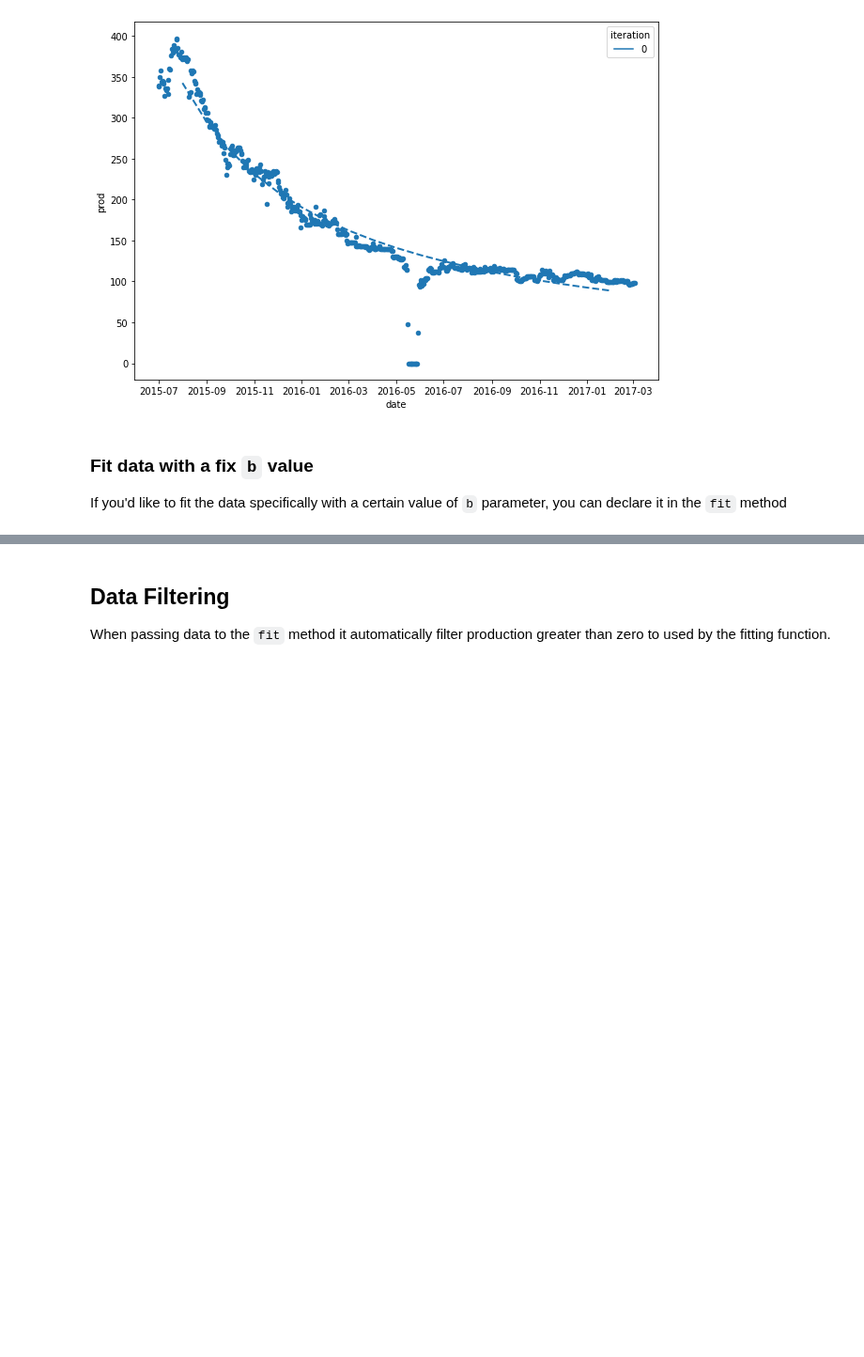
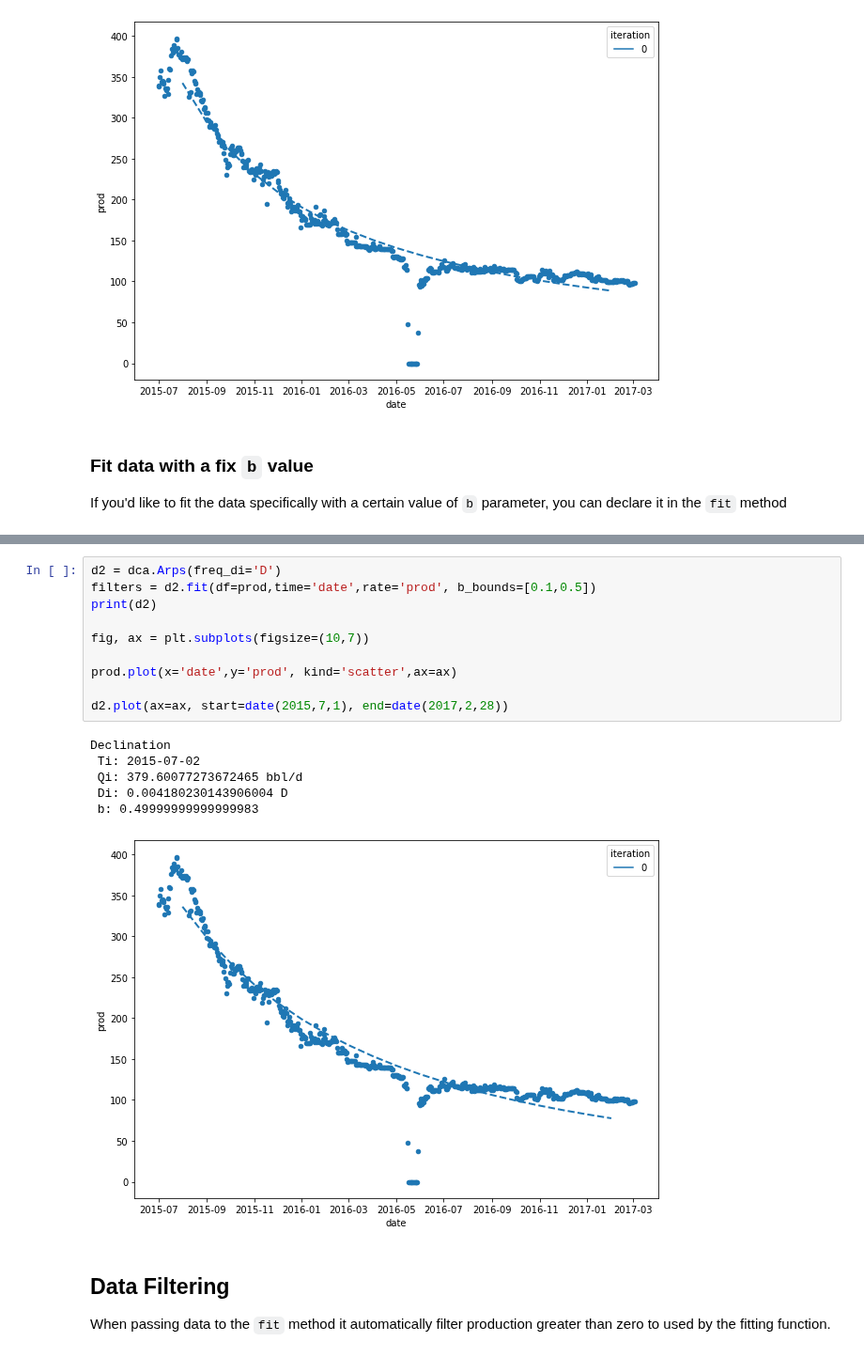
Before and after one commit to scuervo91/dcapy, a Jupyter notebook: docs/examples/1-basics/1e-Tutorial_Fit data.ipynb, the cells around one changed output, grey strips where cells are left out. Shown at 94% size. Cells and saved outputs as stored; diff of their text form; blank space fills up the shorter version.

```diff
--- a/docs/examples/1-basics/1e-Tutorial_Fit data.ipynb
+++ b/docs/examples/1-basics/1e-Tutorial_Fit data.ipynb
@@ -93,5 +93,22 @@ Declination
  b: 1.0
 [figure]
+# %%
+d2 = dca.Arps(freq_di='D')
+filters = d2.fit(df=prod,time='date',rate='prod', b_bounds=[0.1,0.5])
+print(d2)
+
+fig, ax = plt.subplots(figsize=(10,7))
+
+prod.plot(x='date',y='prod', kind='scatter',ax=ax)
+
+d2.plot(ax=ax, start=date(2015,7,1), end=date(2017,2,28))
+# %% [output]
+Declination
+ Ti: 2015-07-02
+ Qi: 379.60077273672465 bbl/d
+ Di: 0.004180230143906004 D
+ b: 0.49999999999999983
+[figure, added]
 # %% [markdown]
 ## Data Filtering
 
```
Also changed, not shown: parts of 6 cells of this notebook, 2 other files.
